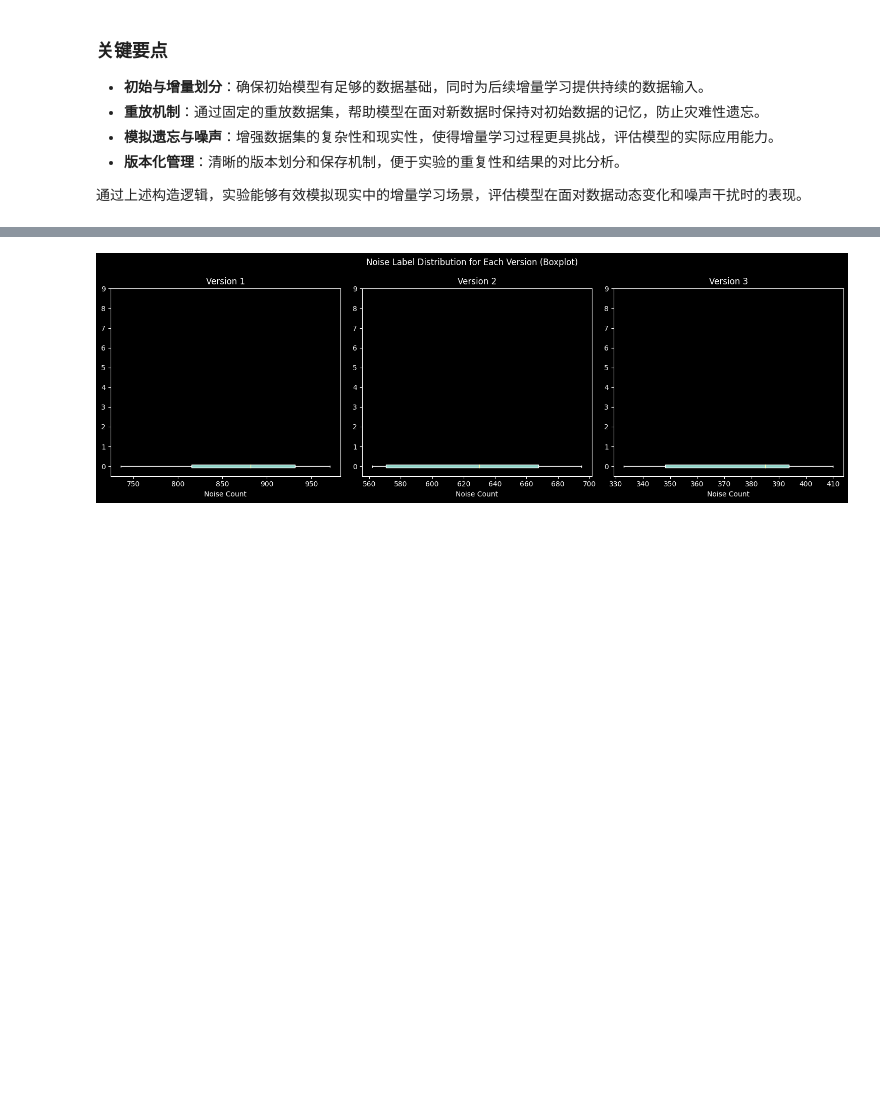
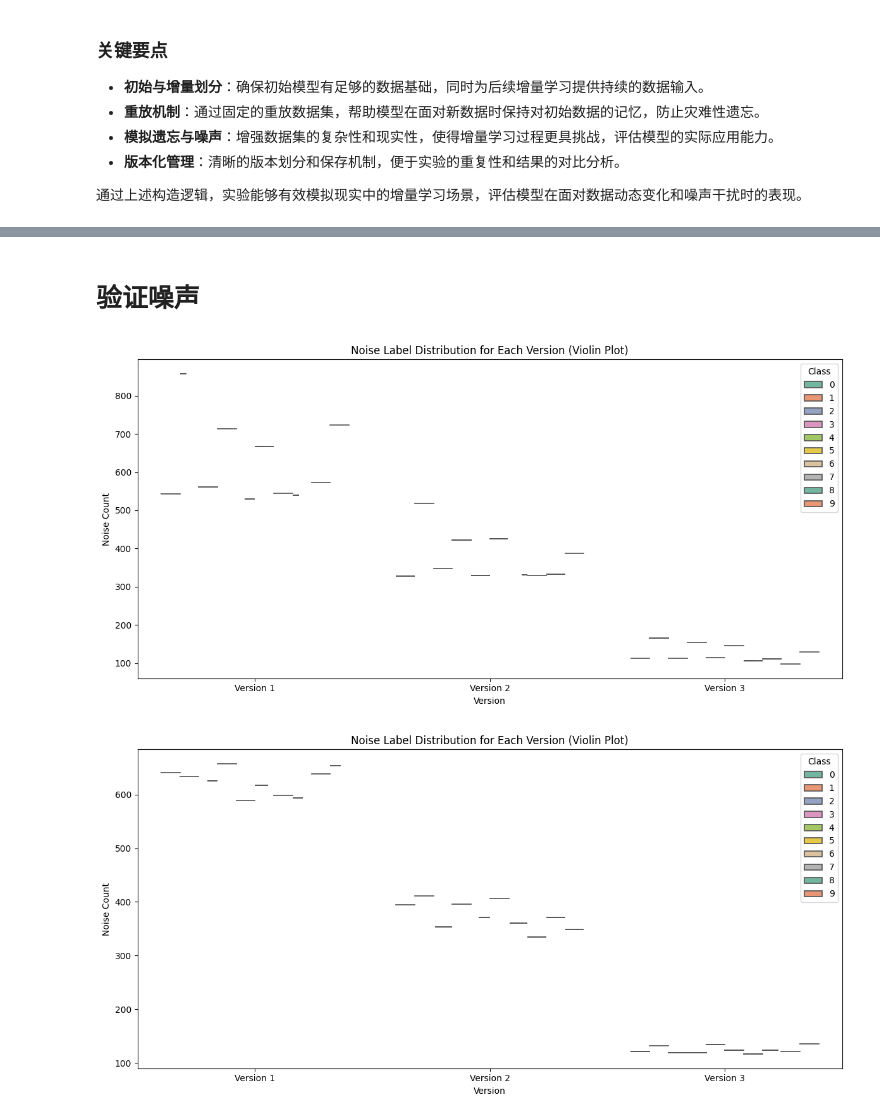
Before and after one commit to rainmilk/contra, a Jupyter notebook: result_analysis/dataset_analysis.ipynb, the cells around one changed output, grey strips where cells are left out. Cells and saved outputs as stored; diff of their text form; code cells hidden in the pictures; blank space fills up the shorter version.

```diff
--- a/result_analysis/dataset_analysis.ipynb
+++ b/result_analysis/dataset_analysis.ipynb
@@ -78,12 +131,14 @@ import numpy as np
 import matplotlib.pyplot as plt
 
 # 定义数据集的路径
-base_dir = "../data/cifar-10/noise/"
+base_dir_1 = "../data/cifar-10/noise/nr_0.2_nt_asymmetric"
+base_dir_2 = "../data/cifar-10/noise/nr_0.2_nt_symmetric"
+
 num_versions = 3  # 假设有3个版本的增量数据集
 num_classes = 10  # CIFAR-10 共有10个类
 
 # 函数用于加载每个版本的 D_tr 数据集
-def load_d_tr(version):
+def load_d_tr(version,base_dir):
     data_path = os.path.join(base_dir, f"cifar10_D_tr_data_version_{version}.npy")
     labels_path = os.path.join(base_dir, f"cifar10_D_tr_labels_version_{version}.npy")
 
@@ -93,12 +148,13 @@ def load_d_tr(version):
     return data, labels
 
 # 验证每个版本 D_tr 的标签分布变化
-def plot_label_distribution():
+def plot_label_distribution(base_dir):
+    plt.style.use("default")
     fig, axs = plt.subplots(1, num_versions, figsize=(15, 5))
     fig.suptitle("Label Distribution in D_tr for Each Version")
 
     for version in range(1, num_versions + 1):
-        _, labels = load_d_tr(version)
+        _, labels = load_d_tr(version,base_dir)
 
         unique, counts = np.unique(labels, return_counts=True)
 
@@ -116,5 +172,6 @@ def plot_label_distribution():
     plt.show()
 
 # 加载每个版本的 D_tr 并验证其分布
-plot_label_distribution()
+plot_label_distribution(base_dir_1)
+plot_label_distribution(base_dir_2)
 # %% [output]
@@ -122,54 +180,68 @@ plot_label_distribution()
+# %% [markdown]
+# 验证噪声
 # %%
 import os
 import numpy as np
 import matplotlib.pyplot as plt
+import seaborn as sns
 
 # 定义数据集的路径
-base_dir = "../data/cifar-10/noise/"
+base_dir_1 = "../data/cifar-10/noise/nr_0.2_nt_asymmetric"
+base_dir_2 = "../data/cifar-10/noise/nr_0.2_nt_symmetric"
 num_versions = 3  # 假设有3个增量版本
 num_classes = 10  # CIFAR-10 共有10个类
+num_replay_samples = 2500  # D_a 包含的样本数
 
 # 加载每个版本的原始标签和噪声标签
-def load_labels(version):
+def load_labels(version, base_dir):
     original_labels_path = os.path.join(base_dir, f"D_inc_labels_{version}.npy")
     noisy_labels_path = os.path.join(base_dir, f"cifar10_D_tr_labels_version_{version}.npy")
 
     original_labels = np.load(original_labels_path)
     noisy_labels = np.load(noisy_labels_path)
 
-    # 由于 D_tr 包含了 D_a 的标签，我们只需要取增量部分的标签
-    noisy_labels = noisy_labels[len(original_labels):]  # 切除 D_a 的部分
+    # 剔除重放数据 D_a 的标签部分
+    noisy_labels = noisy_labels[num_replay_samples:]  # 从增量部分开始
 
     return original_labels, noisy_labels
 
-# 计算并可视化噪声标签比例的变化，使用箱线图
-def plot_noise_boxplot():
-    fig, axs = plt.subplots(1, num_versions, figsize=(15, 5))
-    fig.suptitle("Noise Label Distribution for Each Version (Boxplot)")
+# 计算并可视化噪声标签比例的变化，使用小提琴图
+def plot_noise_violin(base_dir):
+    plt.style.use("default")
+    plt.figure(figsize=(12, 6))  # 设置整体图像大小
+
+    all_noise_data = []
+    all_classes = []
+    all_versions = []
 
     for version in range(1, num_versions + 1):
-        original_labels, noisy_labels = load_labels(version)
+        original_labels, noisy_labels = load_labels(version,base_dir)
 
         # 统计噪声标签的数量
         noise_mask = (original_labels != noisy_labels)  # 标签不同的部分即为噪声
         noisy_labels_only = noisy_labels[noise_mask]
 
-        # 计算每个类中的噪声标签数量
-        noise_per_class = []
+        # 对于每个类，计算噪声标签的数量并记录
         for label in range(num_classes):
-            noise_per_class.append(np.sum(noisy_labels_only == label))
+            noise_per_class = np.sum(noisy_labels_only == label)
 
-        # 使用箱线图展示噪声标签分布
-        axs[version - 1].boxplot(noise_per_class, vert=False, patch_artist=True)
-        axs[version - 1].set_title(f"Version {version}")
-        axs[version - 1].set_xlabel("Noise Count")
-        axs[version - 1].set_yticks(range(1, num_classes + 1))  # 手动设置 yticks
-        axs[version - 1].set_yticklabels(range(num_classes))  # 设置类标签为 0-9
+            # 记录所有噪声数据、对应的类以及版本
+            all_noise_data.extend([noise_per_class] * noise_per_class)
+            all_classes.extend([label] * noise_per_class)
+            all_versions.extend([f"Version {version}"] * noise_per_class)
 
+    # 使用Seaborn的小提琴图进行可视化
+    sns.violinplot(x=all_versions, y=all_noise_data, hue=all_classes, split=True, inner="quart", palette="Set2")
+    plt.title("Noise Label Distribution for Each Version (Violin Plot)")
+    plt.xlabel("Version")
+    plt.ylabel("Noise Count")
+    plt.legend(title="Class")
     plt.tight_layout()
     plt.show()
 
-# 验证并使用箱线图可视化各版本中的标签噪声分布
-plot_noise_boxplot()
+# 验证并使用小提琴图可视化各版本中的标签噪声分布
+plot_noise_violin(base_dir_1)
+plot_noise_violin(base_dir_2)
 # %% [output]
-[figure, old version]
+[figure, new version]
+[figure, added]
```
Also changed, not shown: parts of 7 cells of this notebook.
